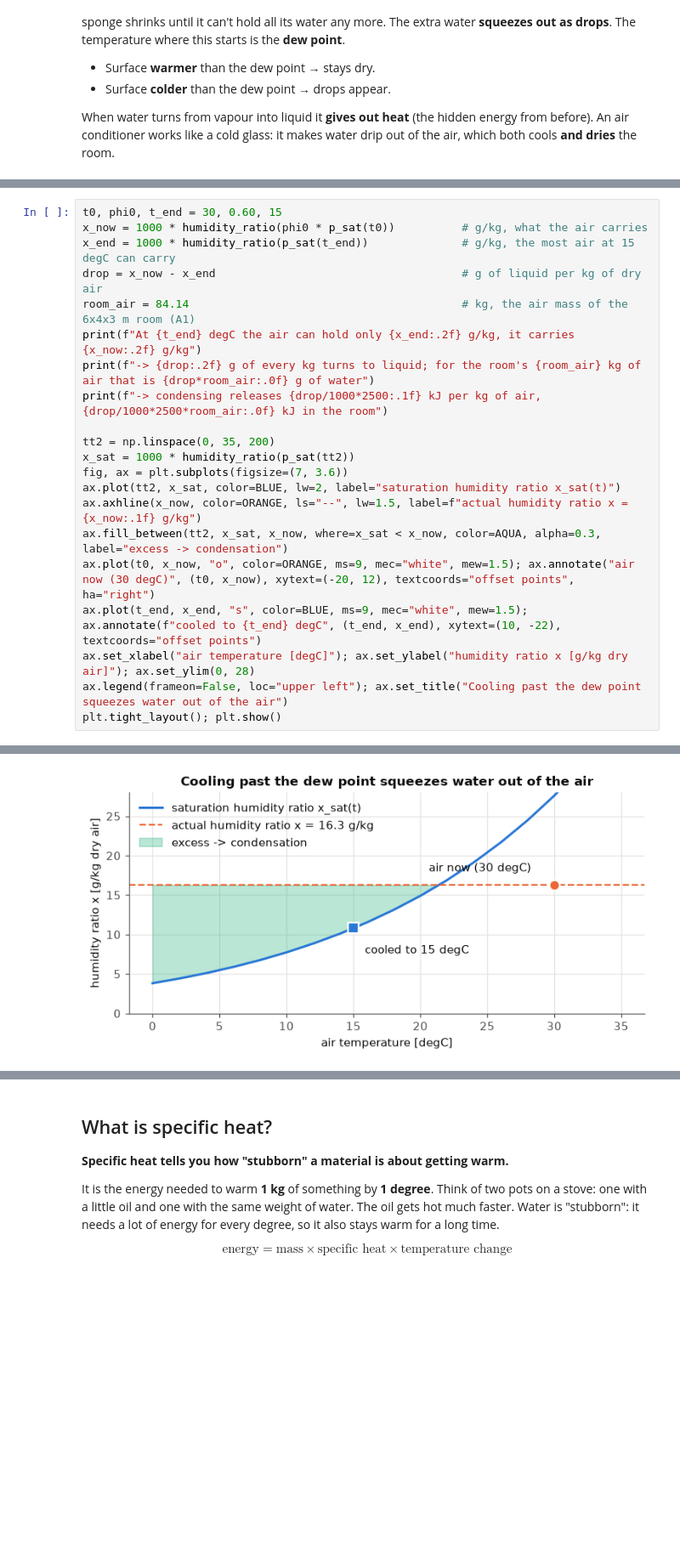
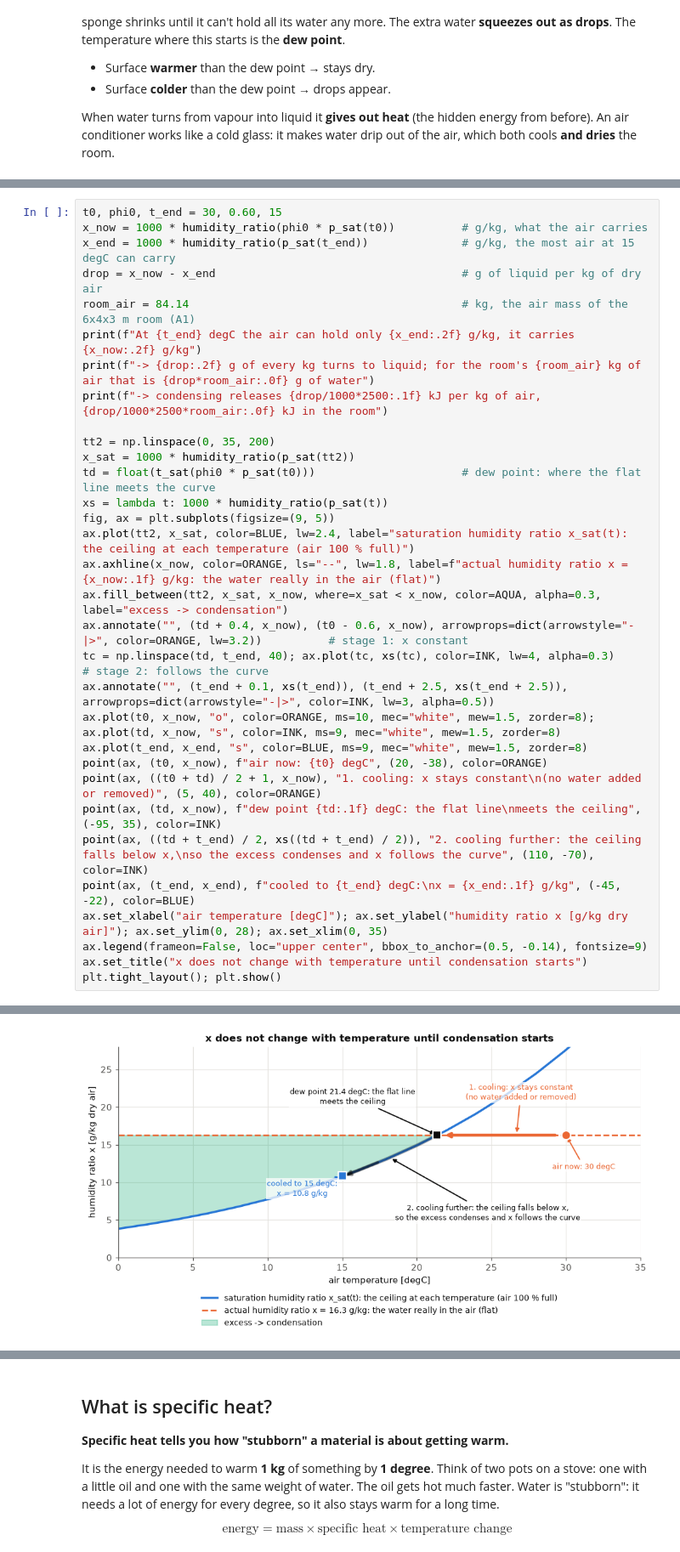
Before and after one commit to mariosakka/human-centric-ai-for-energy-management-labs, a Jupyter notebook: lab-2/explanation-notebooks/lab-2-plus-lecture-challenge/lab-2-in-depth-simple.ipynb, the cells around one changed output, grey strips where cells are left out. Shown at 85% size. Saved outputs shown, nothing was run; the diff lists cells and outputs as text; blank space fills up the shorter version.

```diff
--- a/lab-2/explanation-notebooks/lab-2-plus-lecture-challenge/lab-2-in-depth-simple.ipynb
+++ b/lab-2/explanation-notebooks/lab-2-plus-lecture-challenge/lab-2-in-depth-simple.ipynb
@@ -391,27 +413,38 @@ When water turns from vapour into liquid it **gives out heat** (the hidden energ
 # %%
 t0, phi0, t_end = 30, 0.60, 15
 x_now = 1000 * humidity_ratio(phi0 * p_sat(t0))          # g/kg, what the air carries
 x_end = 1000 * humidity_ratio(p_sat(t_end))              # g/kg, the most air at 15 degC can carry
 drop = x_now - x_end                                     # g of liquid per kg of dry air
 room_air = 84.14                                         # kg, the air mass of the 6x4x3 m room (A1)
 print(f"At {t_end} degC the air can hold only {x_end:.2f} g/kg, it carries {x_now:.2f} g/kg")
 print(f"-> {drop:.2f} g of every kg turns to liquid; for the room's {room_air} kg of air that is {drop*room_air:.0f} g of water")
 print(f"-> condensing releases {drop/1000*2500:.1f} kJ per kg of air, {drop/1000*2500*room_air:.0f} kJ in the room")
 
 tt2 = np.linspace(0, 35, 200)
 x_sat = 1000 * humidity_ratio(p_sat(tt2))
-fig, ax = plt.subplots(figsize=(7, 3.6))
-ax.plot(tt2, x_sat, color=BLUE, lw=2, label="saturation humidity ratio x_sat(t)")
-ax.axhline(x_now, color=ORANGE, ls="--", lw=1.5, label=f"actual humidity ratio x = {x_now:.1f} g/kg")
+td = float(t_sat(phi0 * p_sat(t0)))                      # dew point: where the flat line meets the curve
+xs = lambda t: 1000 * humidity_ratio(p_sat(t))
+fig, ax = plt.subplots(figsize=(9, 5))
+ax.plot(tt2, x_sat, color=BLUE, lw=2.4, label="saturation humidity ratio x_sat(t): the ceiling at each temperature (air 100 % full)")
+ax.axhline(x_now, color=ORANGE, ls="--", lw=1.8, label=f"actual humidity ratio x = {x_now:.1f} g/kg: the water really in the air (flat)")
 ax.fill_between(tt2, x_sat, x_now, where=x_sat < x_now, color=AQUA, alpha=0.3, label="excess -> condensation")
-ax.plot(t0, x_now, "o", color=ORANGE, ms=9, mec="white", mew=1.5); ax.annotate("air now (30 degC)", (t0, x_now), xytext=(-20, 12), textcoords="offset points", ha="right")
-ax.plot(t_end, x_end, "s", color=BLUE, ms=9, mec="white", mew=1.5); ax.annotate(f"cooled to {t_end} degC", (t_end, x_end), xytext=(10, -22), textcoords="offset points")
-ax.set_xlabel("air temperature [degC]"); ax.set_ylabel("humidity ratio x [g/kg dry air]"); ax.set_ylim(0, 28)
-ax.legend(frameon=False, loc="upper left"); ax.set_title("Cooling past the dew point squeezes water out of the air")
+ax.annotate("", (td + 0.4, x_now), (t0 - 0.6, x_now), arrowprops=dict(arrowstyle="-|>", color=ORANGE, lw=3.2))          # stage 1: x constant
+tc = np.linspace(td, t_end, 40); ax.plot(tc, xs(tc), color=INK, lw=4, alpha=0.3)                                         # stage 2: follows the curve
+ax.annotate("", (t_end + 0.1, xs(t_end)), (t_end + 2.5, xs(t_end + 2.5)), arrowprops=dict(arrowstyle="-|>", color=INK, lw=3, alpha=0.5))
+ax.plot(t0, x_now, "o", color=ORANGE, ms=10, mec="white", mew=1.5, zorder=8); ax.plot(td, x_now, "s", color=INK, ms=9, mec="white", mew=1.5, zorder=8)
+ax.plot(t_end, x_end, "s", color=BLUE, ms=9, mec="white", mew=1.5, zorder=8)
+point(ax, (t0, x_now), f"air now: {t0} degC", (20, -38), color=ORANGE)
+point(ax, ((t0 + td) / 2 + 1, x_now), "1. cooling: x stays constant\n(no water added or removed)", (5, 40), color=ORANGE)
+point(ax, (td, x_now), f"dew point {td:.1f} degC: the flat line\nmeets the ceiling", (-95, 35), color=INK)
+point(ax, ((td + t_end) / 2, xs((td + t_end) / 2)), "2. cooling further: the ceiling falls below x,\nso the excess condenses and x follows the curve", (110, -70), color=INK)
+point(ax, (t_end, x_end), f"cooled to {t_end} degC:\nx = {x_end:.1f} g/kg", (-45, -22), color=BLUE)
+ax.set_xlabel("air temperature [degC]"); ax.set_ylabel("humidity ratio x [g/kg dry air]"); ax.set_ylim(0, 28); ax.set_xlim(0, 35)
+ax.legend(frameon=False, loc="upper center", bbox_to_anchor=(0.5, -0.14), fontsize=9)
+ax.set_title("x does not change with temperature until condensation starts")
 plt.tight_layout(); plt.show()
 # %% [output]
 At 15 degC the air can hold only 10.81 g/kg, it carries 16.26 g/kg
 -> 5.45 g of every kg turns to liquid; for the room's 84.14 kg of air that is 459 g of water
 -> condensing releases 13.6 kJ per kg of air, 1146 kJ in the room
-[figure, old version]
+[figure, new version]
 # %% [markdown]
```
Also changed, not shown: parts of 3 cells of this notebook, 15 other files.
